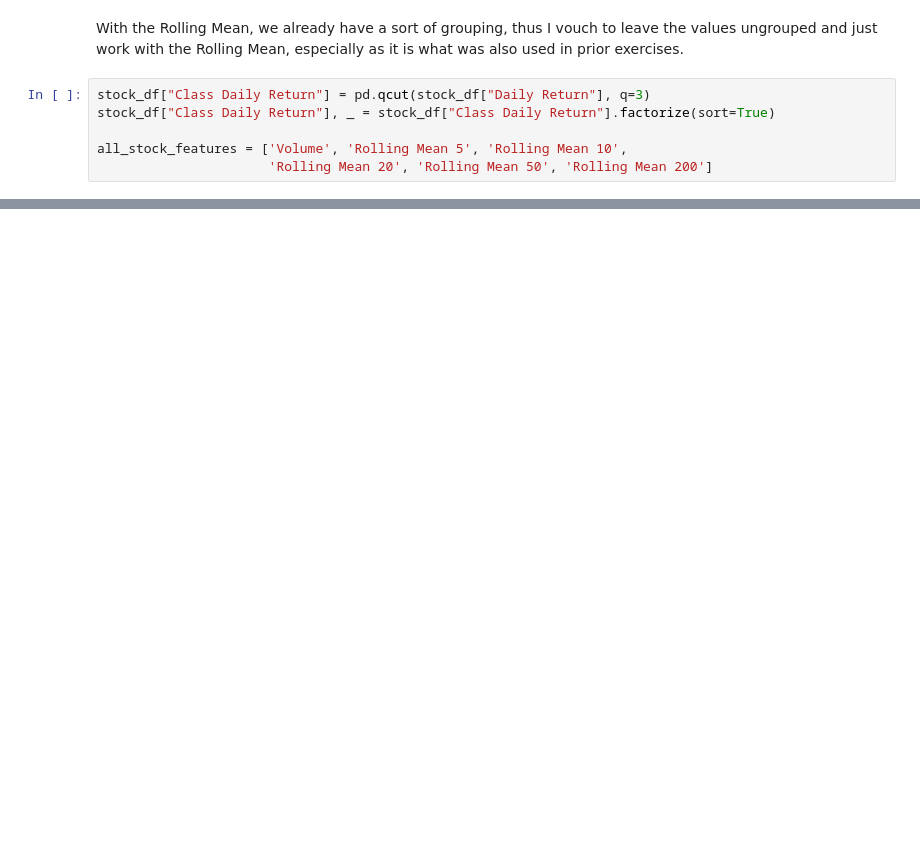
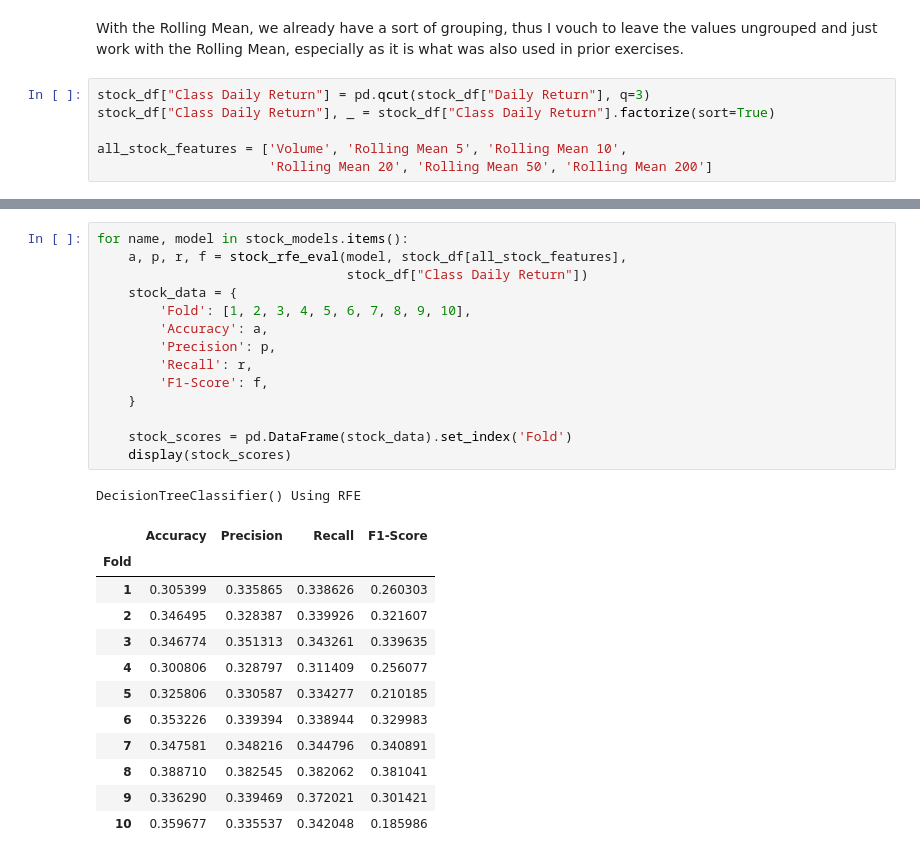
Before and after one commit to Brian6330/Machine-Learning-and-Data-Mining, a Jupyter notebook: Exercise 6/Exercise 6 (ML DM).ipynb, the cells around one changed output, grey strips where cells are left out. Drawn from its saved outputs; the diff is of its cells as text; blank space fills up the shorter version.

```diff
--- a/Exercise 6/Exercise 6 (ML DM).ipynb
+++ b/Exercise 6/Exercise 6 (ML DM).ipynb
@@ -383,0 +444,28 @@ In the stock_df case, 2-fold works well enough with GaussianNB, 3-fold with Knei
+# %%
+for name, model in stock_models.items():
+    a, p, r, f = stock_rfe_eval(model, stock_df[all_stock_features],
+                                stock_df["Class Daily Return"])
+    stock_data = {
+        'Fold': [1, 2, 3, 4, 5, 6, 7, 8, 9, 10],
+        'Accuracy': a,
+        'Precision': p,
+        'Recall': r,
+        'F1-Score': f,
+    }
+
+    stock_scores = pd.DataFrame(stock_data).set_index('Fold')
+    display(stock_scores)
+# %% [output]
+DecisionTreeClassifier() Using RFE
+|  | Accuracy | Precision | Recall | F1-Score |
+| Fold |  |  |  |  |
+| 1 | 0.305399 | 0.335865 | 0.338626 | 0.260303 |
+| 2 | 0.346495 | 0.328387 | 0.339926 | 0.321607 |
+| 3 | 0.346774 | 0.351313 | 0.343261 | 0.339635 |
+| 4 | 0.300806 | 0.328797 | 0.311409 | 0.256077 |
+| 5 | 0.325806 | 0.330587 | 0.334277 | 0.210185 |
+| 6 | 0.353226 | 0.339394 | 0.338944 | 0.329983 |
+| 7 | 0.347581 | 0.348216 | 0.344796 | 0.340891 |
+| 8 | 0.388710 | 0.382545 | 0.382062 | 0.381041 |
+| 9 | 0.336290 | 0.339469 | 0.372021 | 0.301421 |
+| 10 | 0.359677 | 0.335537 | 0.342048 | 0.185986 |
```
Also changed, not shown: parts of 10 cells of this notebook, 1 other file.
